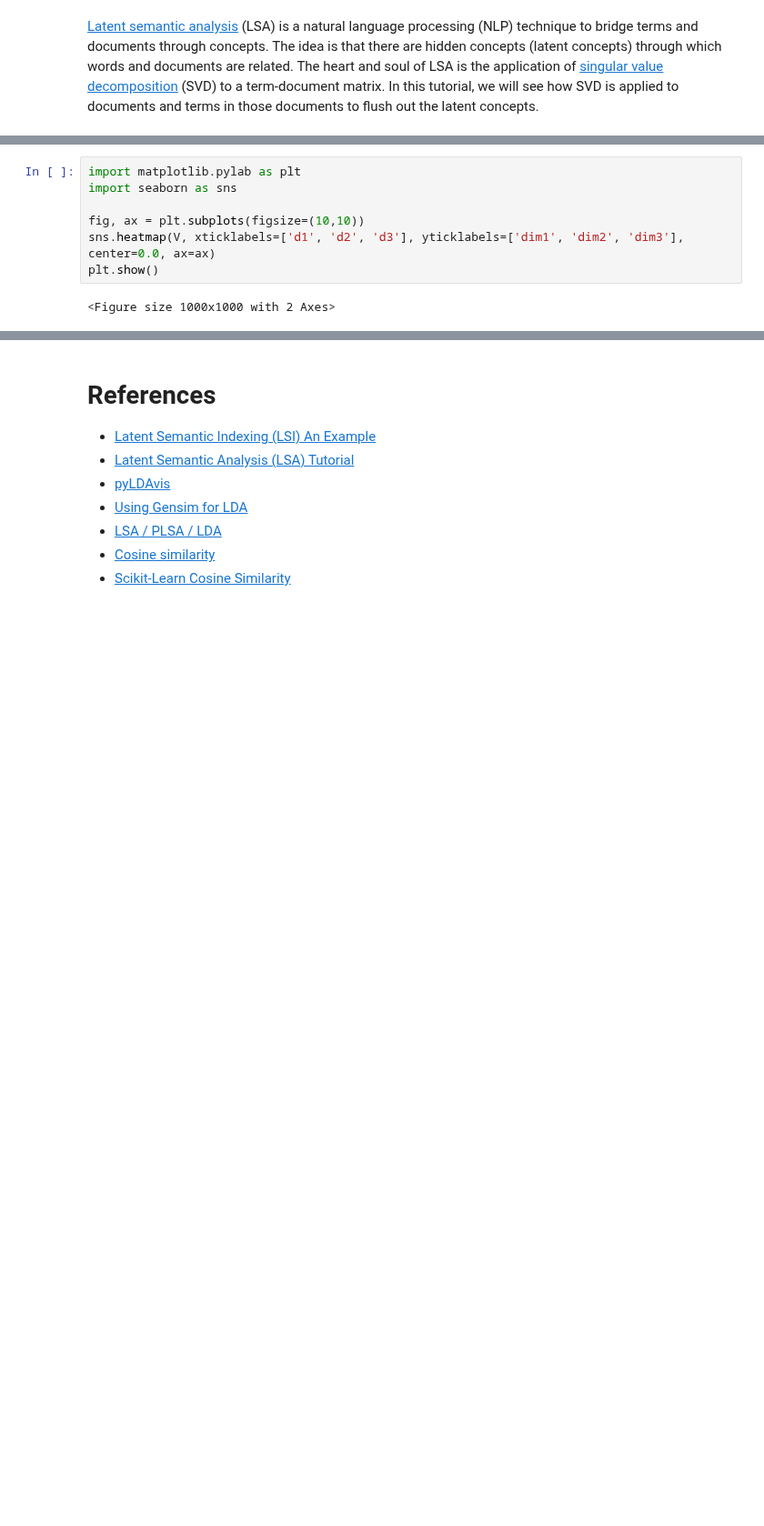
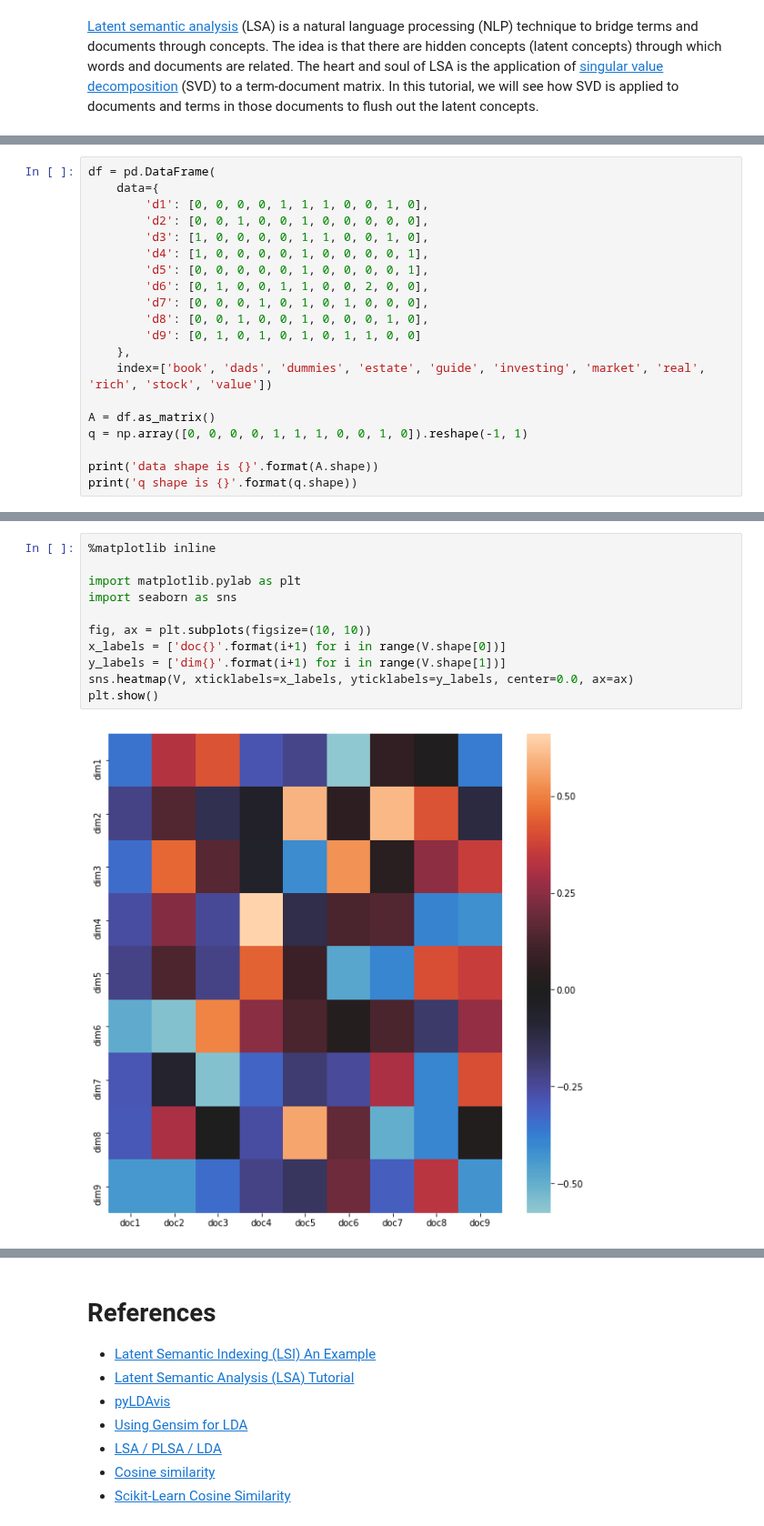
Before and after one commit to vangj/ds, a Jupyter notebook: latent-semantic-analysis.ipynb, the cells around one changed output, grey strips where cells are left out. Shown at 91% size. Cells and saved outputs as stored; diff of their text form; blank space fills up the shorter version.

```diff
--- a/latent-semantic-analysis.ipynb
+++ b/latent-semantic-analysis.ipynb
@@ -22,0 +25,20 @@ data shape is (11L, 3L)
+# %%
+df = pd.DataFrame(
+    data={
+        'd1': [0, 0, 0, 0, 1, 1, 1, 0, 0, 1, 0],
+        'd2': [0, 0, 1, 0, 0, 1, 0, 0, 0, 0, 0],
+        'd3': [1, 0, 0, 0, 0, 1, 1, 0, 0, 1, 0],
+        'd4': [1, 0, 0, 0, 0, 1, 0, 0, 0, 0, 1],
+        'd5': [0, 0, 0, 0, 0, 1, 0, 0, 0, 0, 1],
+        'd6': [0, 1, 0, 0, 1, 1, 0, 0, 2, 0, 0],
+        'd7': [0, 0, 0, 1, 0, 1, 0, 1, 0, 0, 0],
+        'd8': [0, 0, 1, 0, 0, 1, 0, 0, 0, 1, 0],
+        'd9': [0, 1, 0, 1, 0, 1, 0, 1, 1, 0, 0]
+    },
+    index=['book', 'dads', 'dummies', 'estate', 'guide', 'investing', 'market', 'real', 'rich', 'stock', 'value'])
+
+A = df.as_matrix()
+q = np.array([0, 0, 0, 0, 1, 1, 1, 0, 0, 1, 0]).reshape(-1, 1)
+
+print('data shape is {}'.format(A.shape))
+print('q shape is {}'.format(q.shape))
@@ -61,12 +137,16 @@ array([[-0.49446664, -0.64582238, -0.58173551],
 # %%
+%matplotlib inline
+
 import matplotlib.pylab as plt
 import seaborn as sns
 
-fig, ax = plt.subplots(figsize=(10,10))
-sns.heatmap(V, xticklabels=['d1', 'd2', 'd3'], yticklabels=['dim1', 'dim2', 'dim3'], center=0.0, ax=ax)
+fig, ax = plt.subplots(figsize=(10, 10))
+x_labels = ['doc{}'.format(i+1) for i in range(V.shape[0])]
+y_labels = ['dim{}'.format(i+1) for i in range(V.shape[1])]
+sns.heatmap(V, xticklabels=x_labels, yticklabels=y_labels, center=0.0, ax=ax)
 plt.show()
 # %% [output]
-<Figure size 1000x1000 with 2 Axes>
+[figure, added]
 # %%
 from sklearn.cluster import KMeans
 
```
Also changed, not shown: parts of 14 cells of this notebook.
